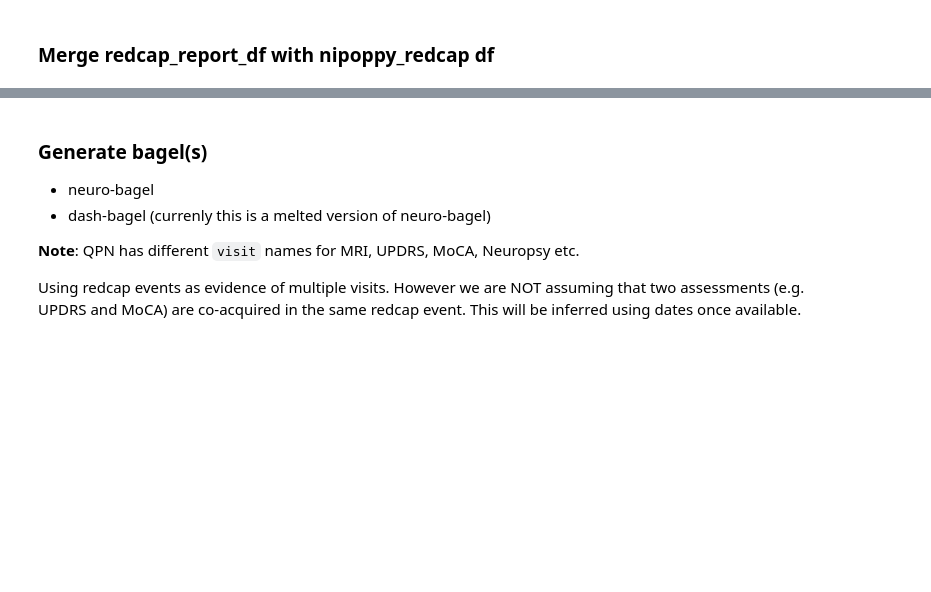
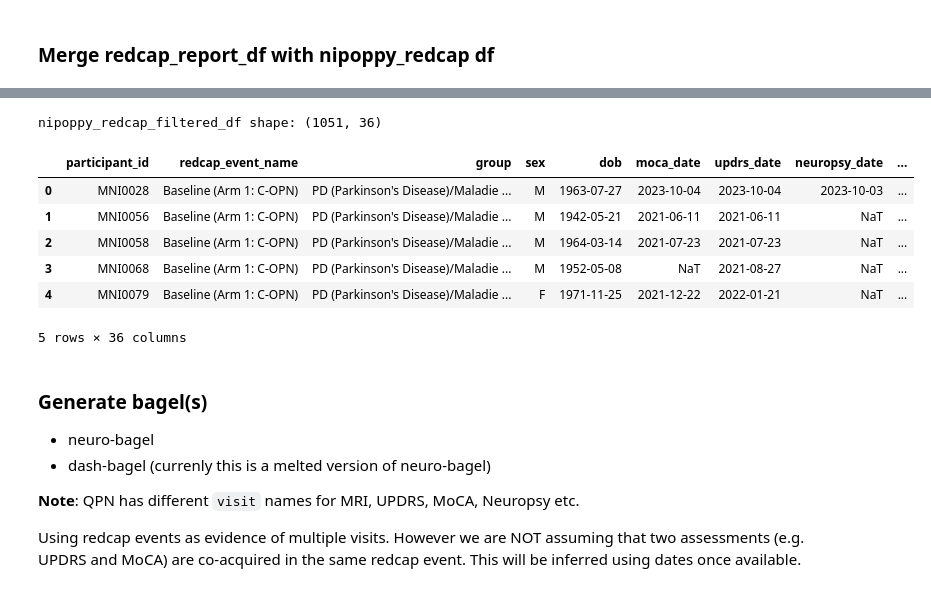
Before and after one commit to nipoppy/nipoppy, a Jupyter notebook: nipoppy/notebooks/redcap.ipynb, the cells around one changed output, grey strips where cells are left out. Drawn from its saved outputs; the diff is of its cells as text; code cells hidden in the pictures; blank space fills up the shorter version.

```diff
--- a/nipoppy/notebooks/redcap.ipynb
+++ b/nipoppy/notebooks/redcap.ipynb
@@ -46,6 +40,12 @@ redcap_report_csv = f"{release_dir}{current_release}/tabular/assessments/COPN-MR
 
 MRI_dates_csv = f"{DATASET_ROOT}/scratch/mri_dates_sanity_check.csv"
 MRI_acq_data_csv = f"{release_dir}{current_release}/tabular/MRI_acqdata.csv"
+
+# Sharp lab Neurocog dates
+neurocog_date_xlsx = f"{release_dir}{current_release}/tabular/assessments/Sharp_QPN_List.xlsx"
+revised_neurocog_date_xlsx = f"{release_dir}{current_release}/tabular/assessments/Sharp_QPN_List_revised.xlsx"
+
+query_dict_pkl = f"{release_dir}{current_release}/tabular/redcap_query_dict.pkl"
 # %% [markdown]
 ### Manifest
 # %%
@@ -410,0 +563,21 @@ nipoppy_redcap_filtered_df.head(10)
+# %%
+neurocog_data = pd.read_excel(neurocog_date_xlsx, sheet_name="Sheet1", engine='openpyxl')
+neurocog_data = neurocog_data.rename(columns={"date_of_assessment":"neurocog_date"})
+neurocog_data = neurocog_data.drop(columns=["assessment"])
+neurocog_participants = neurocog_data["participant_id"].unique()
+n_neurocog_participants = len(neurocog_participants)
+print(f"n_neurocog_participants: {n_neurocog_participants} (total rows: {len(neurocog_data)})")
+neurocog_screen_participants = set(neurocog_participants) & set(nipoppy_redcap_filtered_df['participant_id'].unique())
+neurocog_not_screen_participants = set(neurocog_participants) - set(nipoppy_redcap_filtered_df['participant_id'].unique())
+screen_not_neurocog_participants = set(nipoppy_redcap_filtered_df['participant_id'].unique()) - set(neurocog_participants)
+print(f"neurocog_nipoppy_redcap_filtered_df_participants: {len(neurocog_screen_participants)}")
+print(f"neurocog_not_nipoppy_redcap_filtered_df_participants: {len(neurocog_not_screen_participants)}")
+print(f"nipoppy_redcap_filtered_df_not_neurocog_participants: {len(screen_not_neurocog_participants)}")
+
+neurocog_data["REDCap_availability"] = 1
+neurocog_data.loc[neurocog_data["participant_id"].isin(neurocog_not_screen_participants), "REDCap_availability"] = 0
+
+neurocog_data.to_excel(revised_neurocog_date_xlsx, index=False)
+
+neurocog_data = neurocog_data.sort_values(by=["participant_id","neurocog_date"])
+neurocog_data[neurocog_data.duplicated(subset=["participant_id"])]
@@ -411,3 +592,20 @@ nipoppy_redcap_filtered_df.head(10)
+# %%
+nipoppy_redcap_filtered_df = pd.merge(nipoppy_redcap_filtered_df, neurocog_data, on=["participant_id","redcap_event_name"], how="left")
+
+nipoppy_redcap_filtered_df["age_neurocog"] = nipoppy_redcap_filtered_df["neurocog_date"] - nipoppy_redcap_filtered_df["dob"]
+nipoppy_redcap_filtered_df["age_neurocog"] = np.round(nipoppy_redcap_filtered_df["age_neurocog"].dt.days / 365.25, 2)
+
+print(f"nipoppy_redcap_filtered_df shape: {nipoppy_redcap_filtered_df.shape}")
+nipoppy_redcap_filtered_df.head()
+# %% [output]
+nipoppy_redcap_filtered_df shape: (1051, 36)
+|  | participant_id | redcap_event_name | group | sex | dob | moca_date | updrs_date | neuropsy_date | ... |
+| 0 | MNI0028 | Baseline (Arm 1: C-OPN) | PD (Parkinson's Disease)/Maladie ... | M | 1963-07-27 | 2023-10-04 | 2023-10-04 | 2023-10-03 | ... |
+| 1 | MNI0056 | Baseline (Arm 1: C-OPN) | PD (Parkinson's Disease)/Maladie ... | M | 1942-05-21 | 2021-06-11 | 2021-06-11 | NaT | ... |
+| 2 | MNI0058 | Baseline (Arm 1: C-OPN) | PD (Parkinson's Disease)/Maladie ... | M | 1964-03-14 | 2021-07-23 | 2021-07-23 | NaT | ... |
+| 3 | MNI0068 | Baseline (Arm 1: C-OPN) | PD (Parkinson's Disease)/Maladie ... | M | 1952-05-08 | NaT | 2021-08-27 | NaT | ... |
+| 4 | MNI0079 | Baseline (Arm 1: C-OPN) | PD (Parkinson's Disease)/Maladie ... | F | 1971-11-25 | 2021-12-22 | 2022-01-21 | NaT | ... |
+5 rows × 36 columns
 # %% [markdown]
 ### Generate bagel(s)
 - neuro-bagel
```
Also changed, not shown: parts of 44 cells of this notebook.
